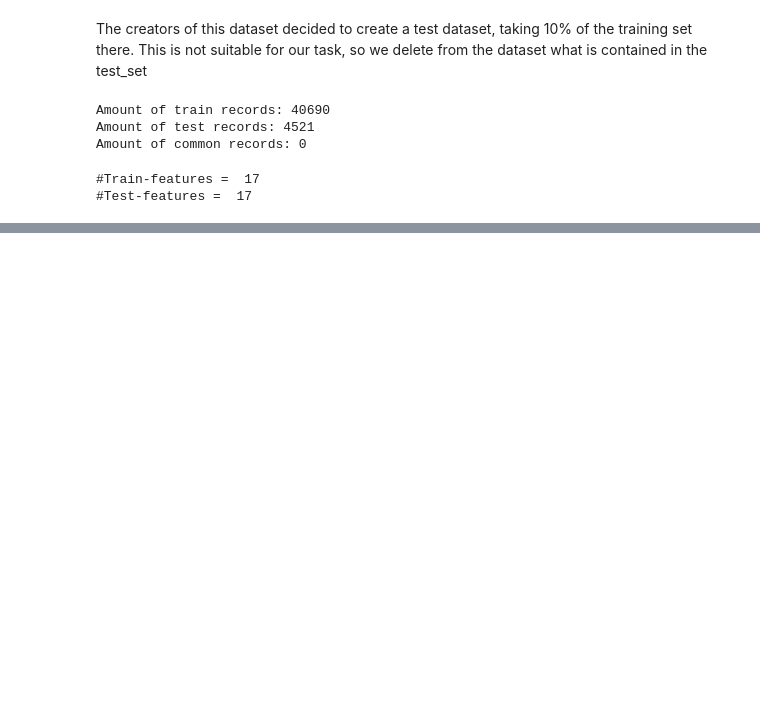
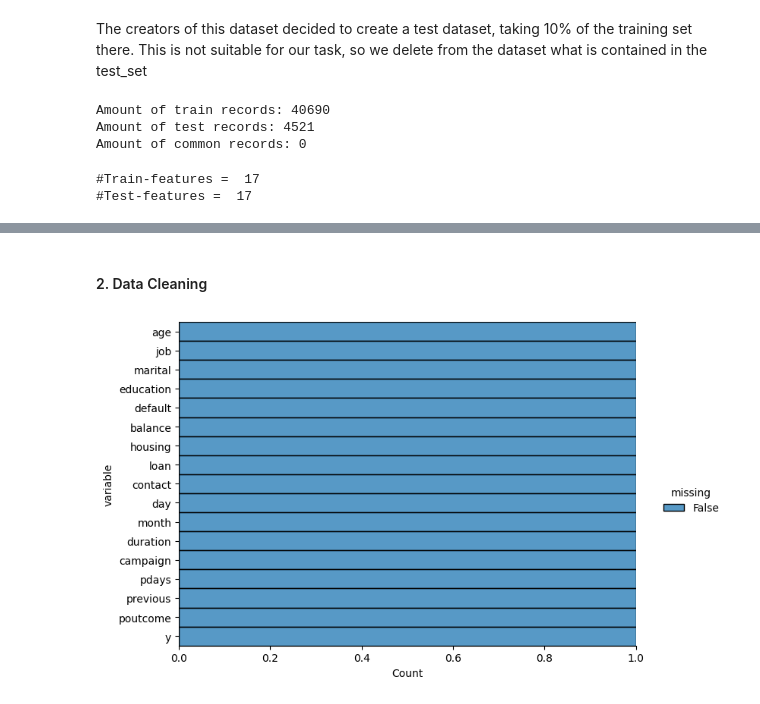
Before and after one commit to AlinaM354276/labs_seminars, a Jupyter notebook: lab04.ipynb, the cells around one changed output, grey strips where cells are left out. Cells and saved outputs as stored; diff of their text form; code cells hidden in the pictures; blank space fills up the shorter version.

```diff
--- a/lab04.ipynb
+++ b/lab04.ipynb
@@ -114,0 +123,6 @@ ModuleNotFoundError: No module named 'scripts.preprocess'
+# %% [markdown]
+#### 2. Data Cleaning
+# %%
+dp.filter_missing(dataset)
+# %% [output]
+[figure, added]
```
Also changed, not shown: parts of 66 cells of this notebook.
